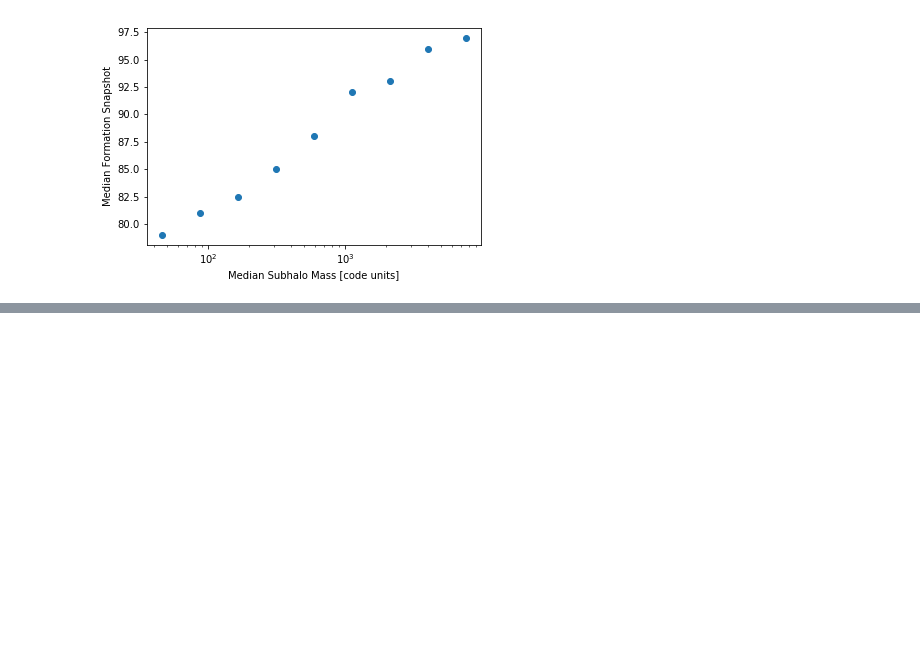
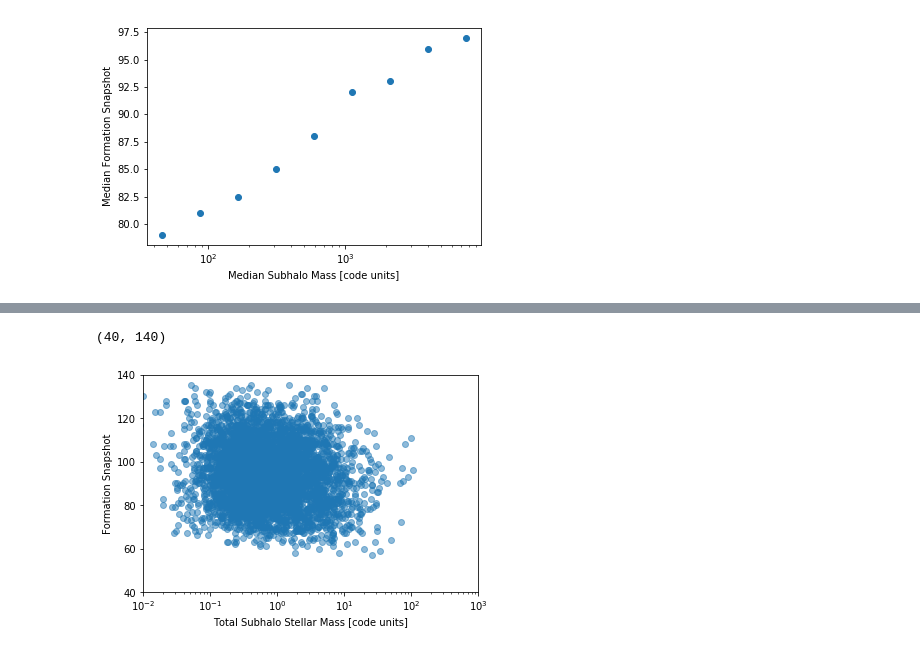
Before and after one commit to forero/AssemblyBias, a Jupyter notebook: explore/lowres.ipynb, the cells around one changed output, grey strips where cells are left out. Saved outputs shown, nothing was run; the diff lists cells and outputs as text; code cells hidden in the pictures; blank space fills up the shorter version.

Commit message:
formation times with stellar mass history

```diff
--- a/explore/lowres.ipynb
+++ b/explore/lowres.ipynb
@@ -69,0 +84,31 @@ plt.xlabel('Median Subhalo Mass [code units]')
+# %%
+def find_formation_time_stellar_mass(sublinktree):
+    final_mass = sublinktree['SubhaloMassInRadType'][0,4]
+    initial_mass = sublinktree['SubhaloMassInRadType'][-1,4]
+    n_points = len(sublinktree['SubhaloMassInRadType'][:,4])
+    formation_snap = -1
+    for i in range(n_points-1, -1, -1):
+        if sublinktree['SubhaloMassInRadType'][i,4] > final_mass/2.0:
+            formation_snap = sublinktree['SnapNum'][i]
+            break
+    return formation_snap
+# %%
+fields = ['SubhaloMass','SubfindID','SnapNum', 'SubhaloMassInRadType']
+start = 0
+n_halos = 5000
+formation_time_stellar = []
+final_stellar_mass = []
+for i in range(start,start+n_halos):
+    tree = il.sublink.loadTree(basePath,135,GroupFirstSub[i],fields=fields,onlyMPB=True)
+    formation_time_stellar.append(find_formation_time_stellar_mass(tree))
+    final_stellar_mass.append(tree['SubhaloMassInRadType'][0,4])
+# %%
+plt.scatter(final_stellar_mass, formation_time_stellar, alpha=0.5)
+plt.ylabel('Formation Snapshot')
+plt.xscale('log')
+plt.xlabel('Total Subhalo Stellar Mass [code units]')
+plt.xlim([0.01,1000])
+plt.ylim([40,140])
+# %% [output]
+(40, 140)
+[figure, added]
```
Also changed, not shown: parts of 4 cells of this notebook.
